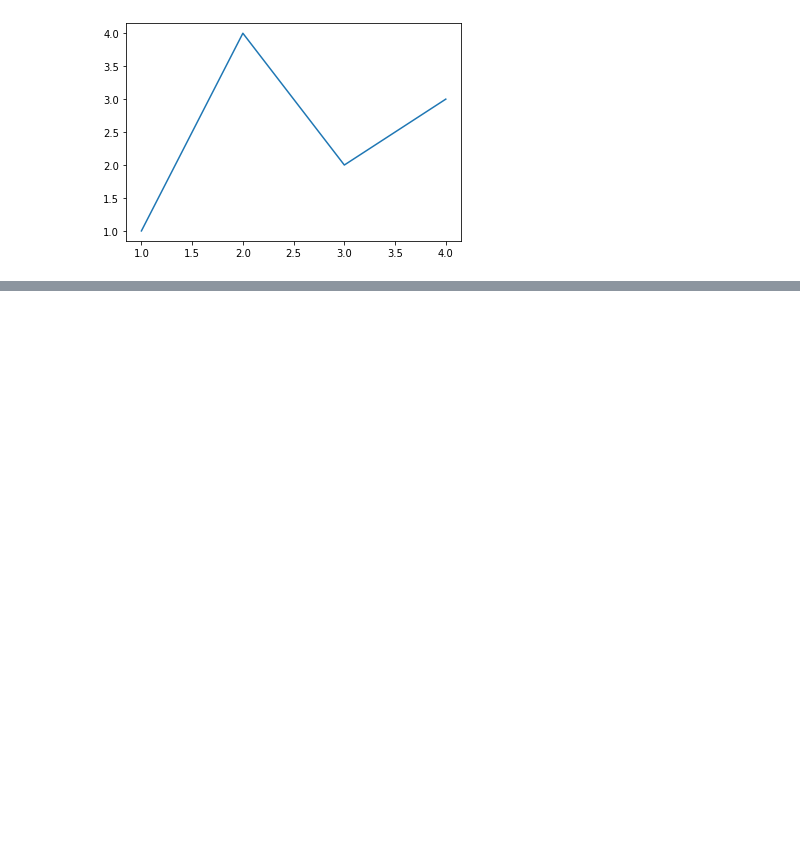
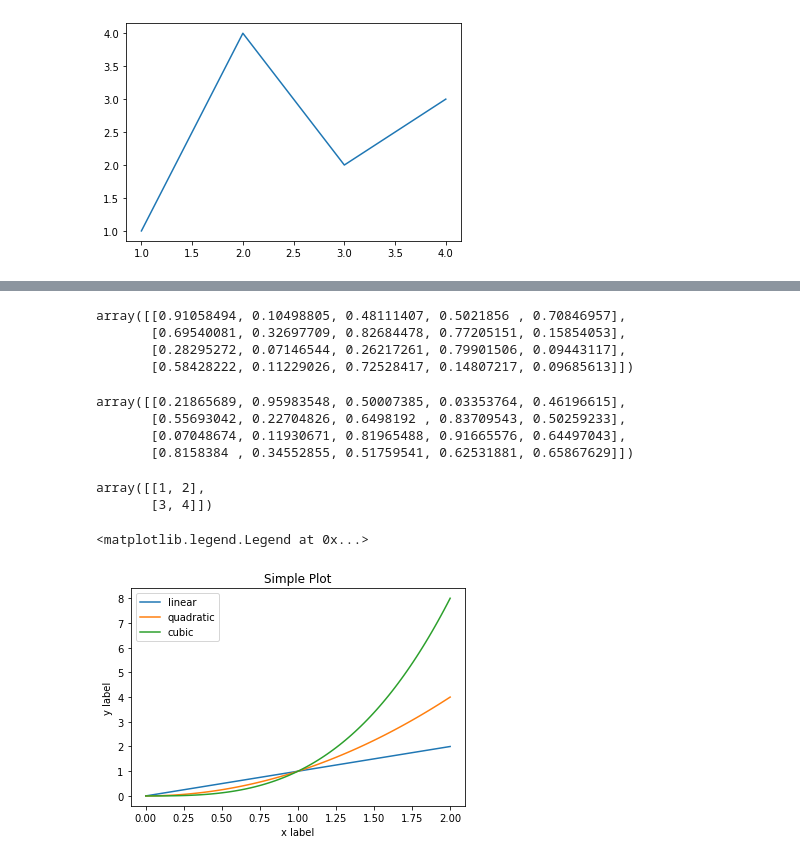
Before and after one commit to Sravan-Apps/python_notebooks, a Jupyter notebook: matplotlib_scratch.ipynb, the cells around one changed output, grey strips where cells are left out. Cells and saved outputs as stored; diff of their text form; code cells hidden in the pictures; blank space fills up the shorter version.

```diff
--- a/matplotlib_scratch.ipynb
+++ b/matplotlib_scratch.ipynb
@@ -32,0 +54,7 @@ ax.
+# %%
+np.random.rand(4, 5)
+# %% [output]
+array([[0.91058494, 0.10498805, 0.48111407, 0.5021856 , 0.70846957],
+       [0.69540081, 0.32697709, 0.82684478, 0.77205151, 0.15854053],
+       [0.28295272, 0.07146544, 0.26217261, 0.79901506, 0.09443117],
+       [0.58428222, 0.11229026, 0.72528417, 0.14807217, 0.09685613]])
@@ -32,0 +66,29 @@ ax.
+# %%
+a_asarray
+# %% [output]
+array([[0.21865689, 0.95983548, 0.50007385, 0.03353764, 0.46196615],
+       [0.55693042, 0.22704826, 0.6498192 , 0.83709543, 0.50259233],
+       [0.07048674, 0.11930671, 0.81965488, 0.91665576, 0.64497043],
+       [0.8158384 , 0.34552855, 0.51759541, 0.62531881, 0.65867629]])
+# %%
+b = np.matrix([[1, 2], [3, 4]])
+b_asarray = np.asarray(b)
+b_asarray
+# %% [output]
+array([[1, 2],
+       [3, 4]])
+# %%
+x = np.linspace(0, 2, 100)
+
+# Note that even in the OO-style, we use `.pyplot.figure` to create the figure.
+fig, ax = plt.subplots()  # Create a figure and an axes.
+ax.plot(x, x, label='linear')  # Plot some data on the axes.
+ax.plot(x, x**2, label='quadratic')  # Plot more data on the axes...
+ax.plot(x, x**3, label='cubic')  # ... and some more.
+ax.set_xlabel('x label')  # Add an x-label to the axes.
+ax.set_ylabel('y label')  # Add a y-label to the axes.
+ax.set_title("Simple Plot")  # Add a title to the axes.
+ax.legend()  # Add a legend.
+# %% [output]
+<matplotlib.legend.Legend at 0x...>
+[figure, added]
```
Also changed, not shown: parts of 6 cells of this notebook.
